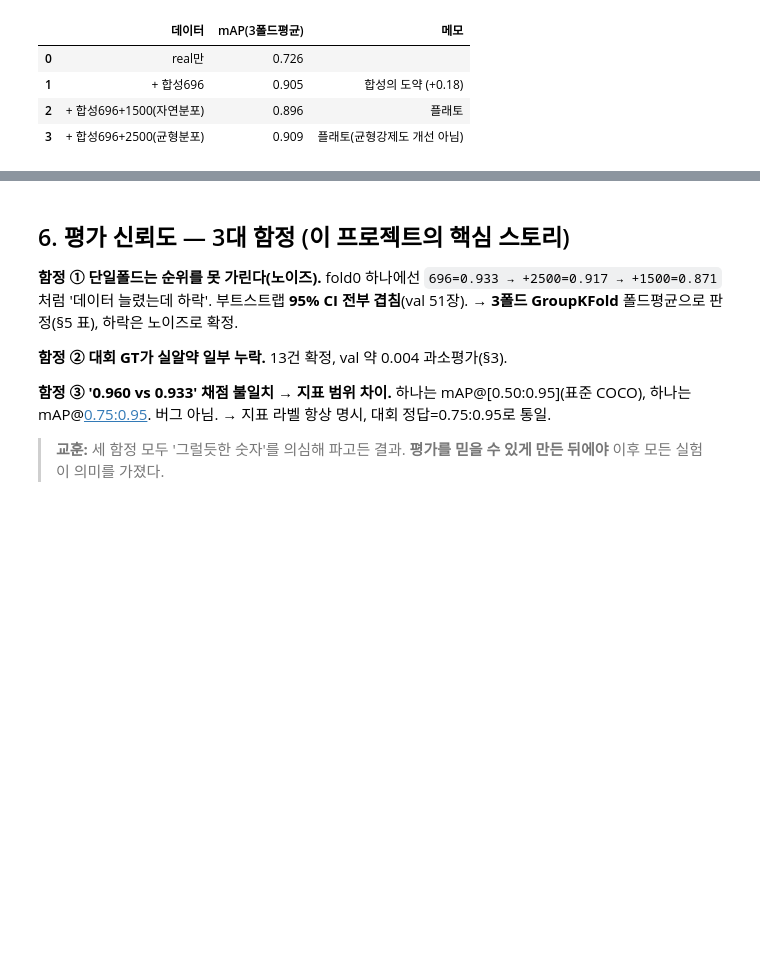
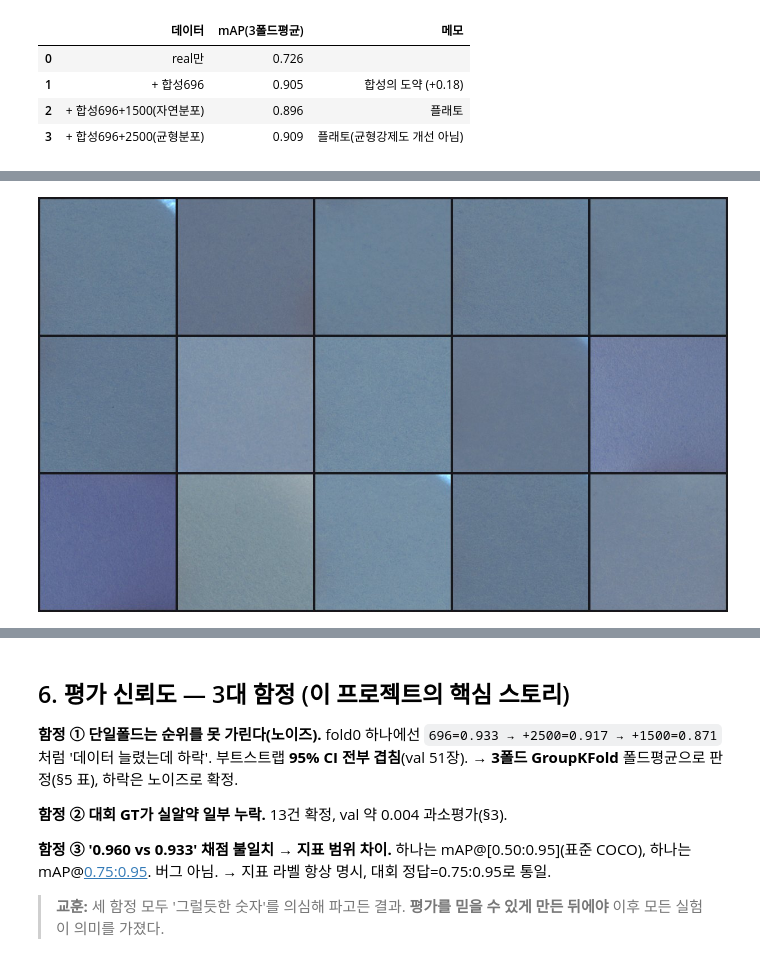
Before and after one commit to taemin050-sys/project1-3team, a Jupyter notebook: beamsearch/LHK/05_final_report.ipynb, the cells around one changed output, grey strips where cells are left out. Saved outputs shown, nothing was run; the diff lists cells and outputs as text; code cells hidden in the pictures; blank space fills up the shorter version.

```diff
--- a/beamsearch/LHK/05_final_report.ipynb
+++ b/beamsearch/LHK/05_final_report.ipynb
@@ -98,0 +116,5 @@ aug
+# %%
+# 정품 배경 생성: (1) train 빈 연회색 영역을 크롭·타일 → 단색보다 사실적(gen_clean_backgrounds.py)
+display(Image(str(IMG/'report_13_synth_backgrounds.jpg')))
+# %% [output]
+[figure, added]
```
Also changed, not shown: parts of 3 cells of this notebook, 3 other files.
